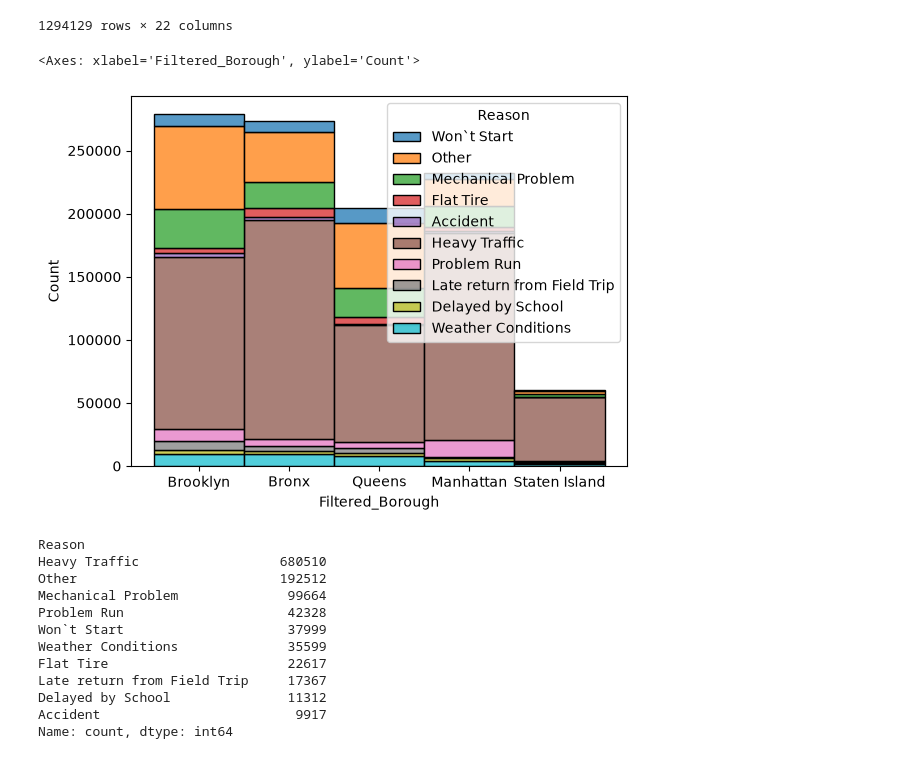
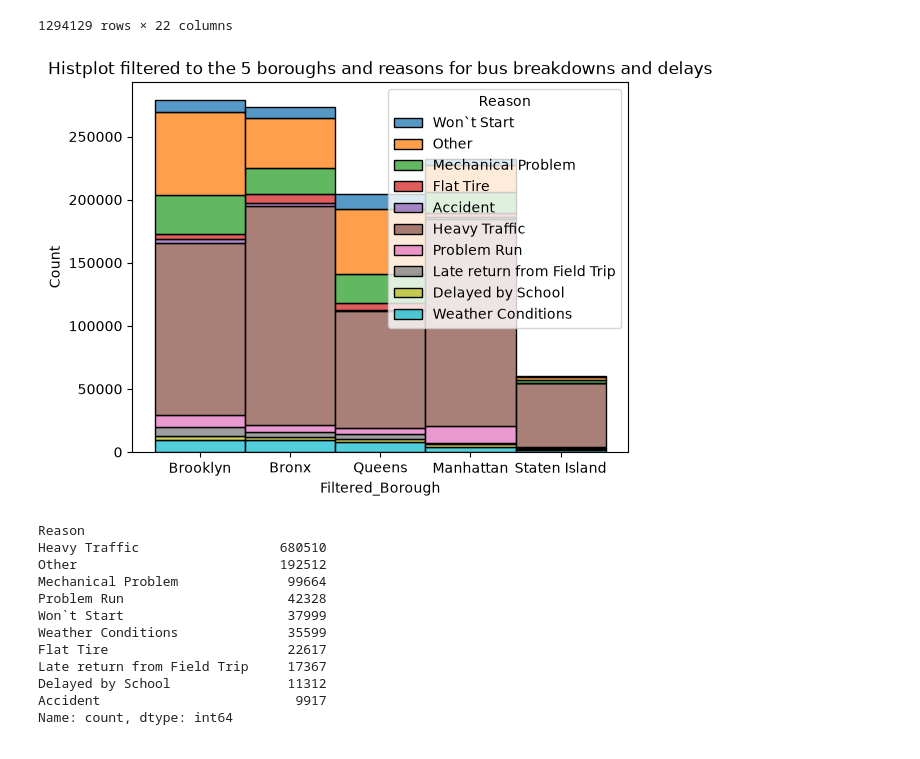
Before and after one commit to samnramos/bus-breakdown-and-delays-data, a Jupyter notebook: bus_breakdown.ipynb, the cells around one changed output. Drawn from its saved outputs; the diff is of its cells as text; code cells hidden in the pictures.

```diff
--- a/bus_breakdown.ipynb
+++ b/bus_breakdown.ipynb
@@ -138,13 +139,14 @@ raw_data
 # %%
 sns.histplot(
     raw_data,
     x = 'Filtered_Borough',
     hue = 'Reason',
     multiple = 'stack'
 )
+plt.title("Histplot filtered to the 5 boroughs and reasons for bus breakdowns and delays")
+plt.show()
 # %% [output]
-<Axes: xlabel='Filtered_Borough', ylabel='Count'>
-[figure, old version]
+[figure, new version]
 # %%
 raw_data['Reason'].value_counts()
 # %% [output]
```
Also changed, not shown: parts of 5 cells of this notebook.
